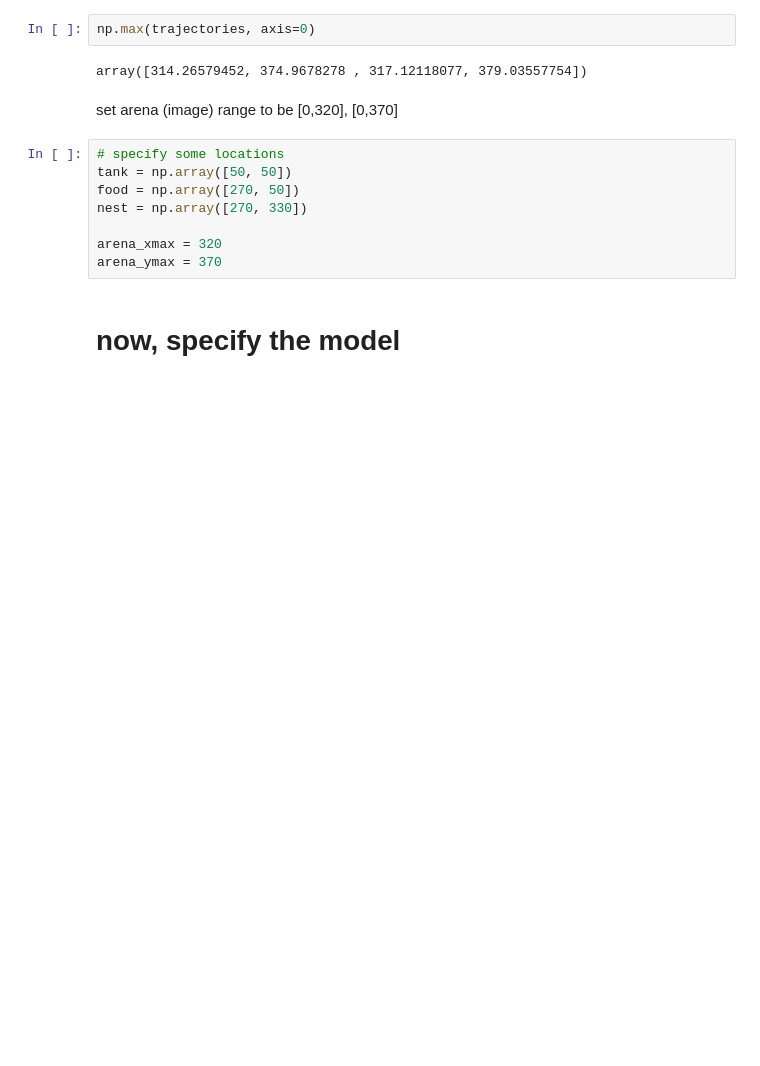
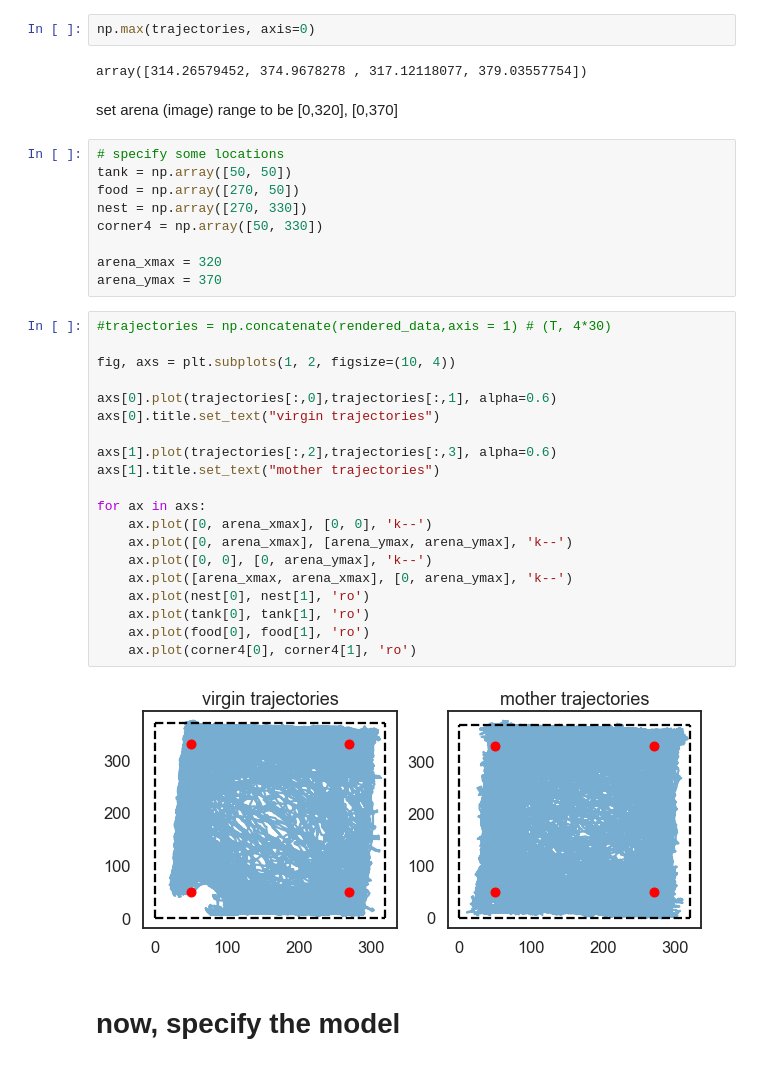
Before and after one commit to cunningham-lab/SocialBehaviors, a Jupyter notebook: ARHMM.ipynb, the cells around one changed output. Drawn from its saved outputs; the diff is of its cells as text; blank space fills up the shorter version.

```diff
--- a/ARHMM.ipynb
+++ b/ARHMM.ipynb
@@ -284,9 +275,32 @@ set arena (image) range to be [0,320], [0,370]
 tank = np.array([50, 50])
 food = np.array([270, 50])
 nest = np.array([270, 330])
+corner4 = np.array([50, 330])
 
 arena_xmax = 320
 arena_ymax = 370
+# %%
+#trajectories = np.concatenate(rendered_data,axis = 1) # (T, 4*30)
+
+fig, axs = plt.subplots(1, 2, figsize=(10, 4))
+
+axs[0].plot(trajectories[:,0],trajectories[:,1], alpha=0.6)
+axs[0].title.set_text("virgin trajectories")
+
+axs[1].plot(trajectories[:,2],trajectories[:,3], alpha=0.6)
+axs[1].title.set_text("mother trajectories")
+
+for ax in axs:
+    ax.plot([0, arena_xmax], [0, 0], 'k--')
+    ax.plot([0, arena_xmax], [arena_ymax, arena_ymax], 'k--')
+    ax.plot([0, 0], [0, arena_ymax], 'k--')
+    ax.plot([arena_xmax, arena_xmax], [0, arena_ymax], 'k--')
+    ax.plot(nest[0], nest[1], 'ro')
+    ax.plot(tank[0], tank[1], 'ro')
+    ax.plot(food[0], food[1], 'ro')
+    ax.plot(corner4[0], corner4[1], 'ro')
+# %% [output]
+[figure, added]
 # %% [markdown]
 # now, specify the model
 # %%
```
Also changed, not shown: parts of 40 cells of this notebook.
